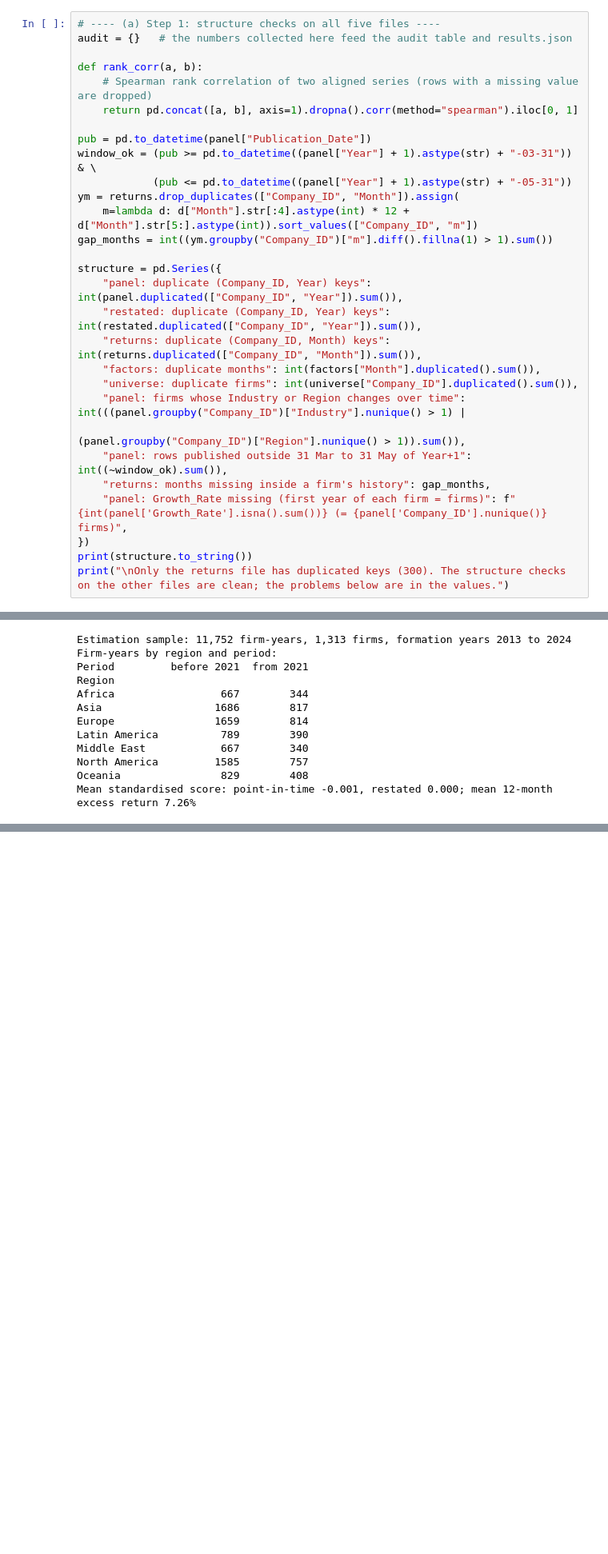
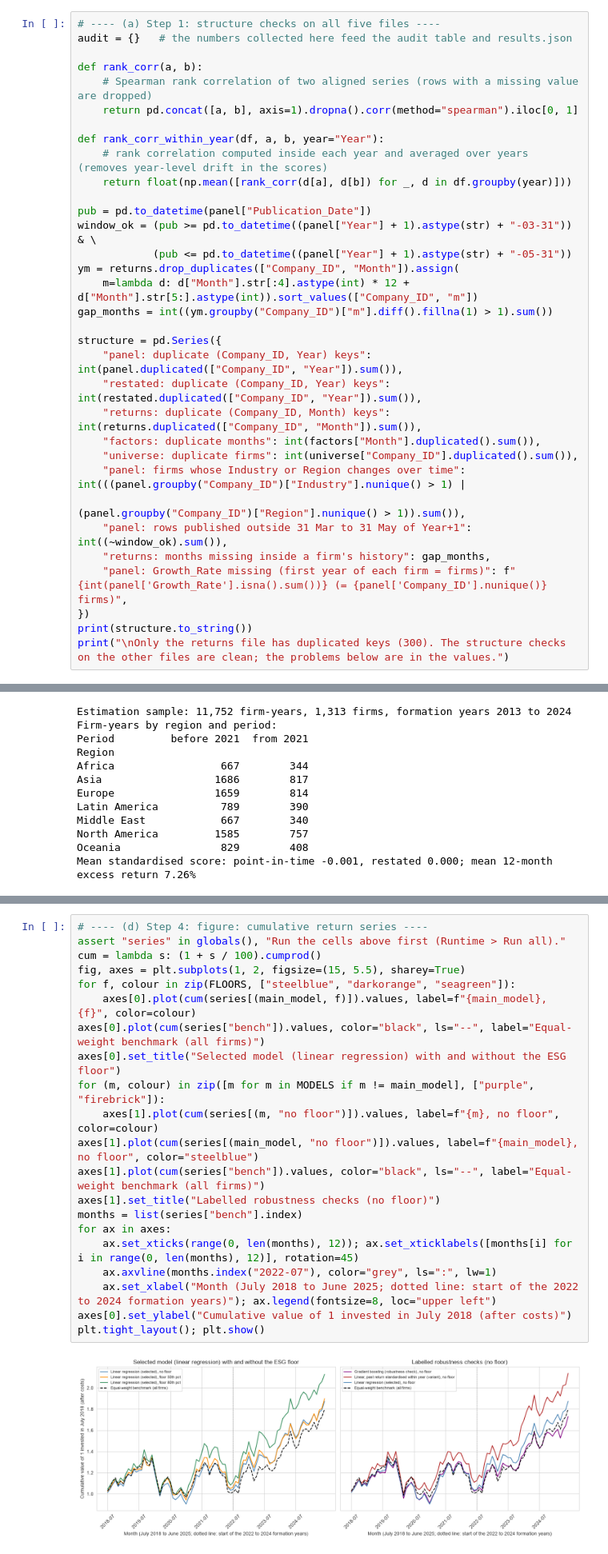
Before and after one commit to FBE5d5wqfds/EAIF-, a Jupyter notebook: group_project_AS2026/notebook/Group_Work_AS_2026_solution.ipynb, the cells around one changed output, grey strips where cells are left out. Shown at 80% size. Drawn from its saved outputs; the diff is of its cells as text; blank space fills up the shorter version.

```diff
--- a/group_project_AS2026/notebook/Group_Work_AS_2026_solution.ipynb
+++ b/group_project_AS2026/notebook/Group_Work_AS_2026_solution.ipynb
@@ -384,6 +384,10 @@ audit = {}   # the numbers collected here feed the audit table and results.json
 def rank_corr(a, b):
     # Spearman rank correlation of two aligned series (rows with a missing value are dropped)
     return pd.concat([a, b], axis=1).dropna().corr(method="spearman").iloc[0, 1]
+
+def rank_corr_within_year(df, a, b, year="Year"):
+    # rank correlation computed inside each year and averaged over years (removes year-level drift in the scores)
+    return float(np.mean([rank_corr(d[a], d[b]) for _, d in df.groupby(year)]))
 
 pub = pd.to_datetime(panel["Publication_Date"])
 window_ok = (pub >= pd.to_datetime((panel["Year"] + 1).astype(str) + "-03-31")) & \
@@ -1233,0 +1483,23 @@ Distinguishable from zero after the Holm correction across the 14 cells: Europe,
+# %%
+# ---- (d) Step 4: figure: cumulative return series ----
+assert "series" in globals(), "Run the cells above first (Runtime > Run all)."
+cum = lambda s: (1 + s / 100).cumprod()
+fig, axes = plt.subplots(1, 2, figsize=(15, 5.5), sharey=True)
+for f, colour in zip(FLOORS, ["steelblue", "darkorange", "seagreen"]):
+    axes[0].plot(cum(series[(main_model, f)]).values, label=f"{main_model}, {f}", color=colour)
+axes[0].plot(cum(series["bench"]).values, color="black", ls="--", label="Equal-weight benchmark (all firms)")
+axes[0].set_title("Selected model (linear regression) with and without the ESG floor")
+for (m, colour) in zip([m for m in MODELS if m != main_model], ["purple", "firebrick"]):
+    axes[1].plot(cum(series[(m, "no floor")]).values, label=f"{m}, no floor", color=colour)
+axes[1].plot(cum(series[(main_model, "no floor")]).values, label=f"{main_model}, no floor", color="steelblue")
+axes[1].plot(cum(series["bench"]).values, color="black", ls="--", label="Equal-weight benchmark (all firms)")
+axes[1].set_title("Labelled robustness checks (no floor)")
+months = list(series["bench"].index)
+for ax in axes:
+    ax.set_xticks(range(0, len(months), 12)); ax.set_xticklabels([months[i] for i in range(0, len(months), 12)], rotation=45)
+    ax.axvline(months.index("2022-07"), color="grey", ls=":", lw=1)
+    ax.set_xlabel("Month (July 2018 to June 2025; dotted line: start of the 2022 to 2024 formation years)"); ax.legend(fontsize=8, loc="upper left")
+axes[0].set_ylabel("Cumulative value of 1 invested in July 2018 (after costs)")
+plt.tight_layout(); plt.show()
+# %% [output]
+[figure, added]
```
Also changed, not shown: parts of 29 cells of this notebook, 1 other file.
